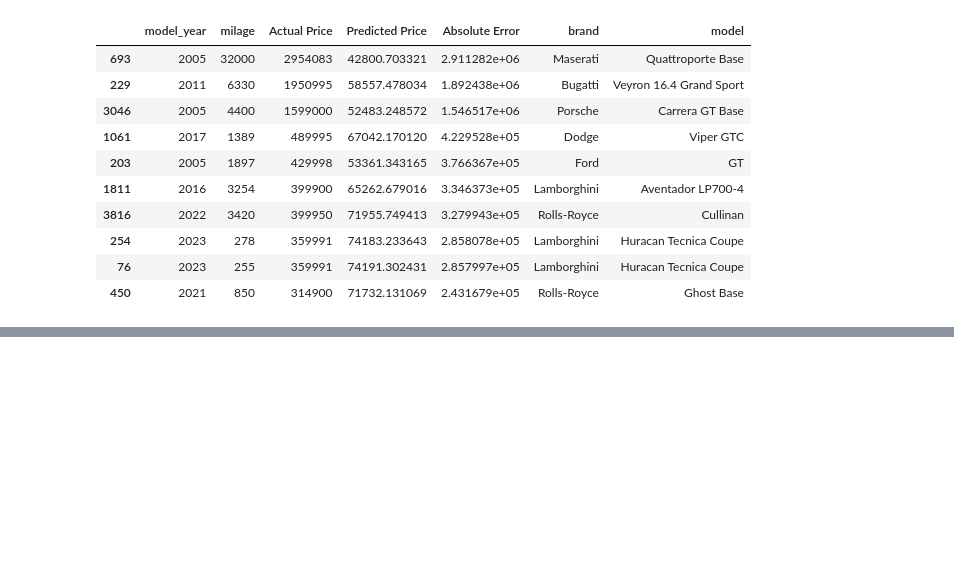
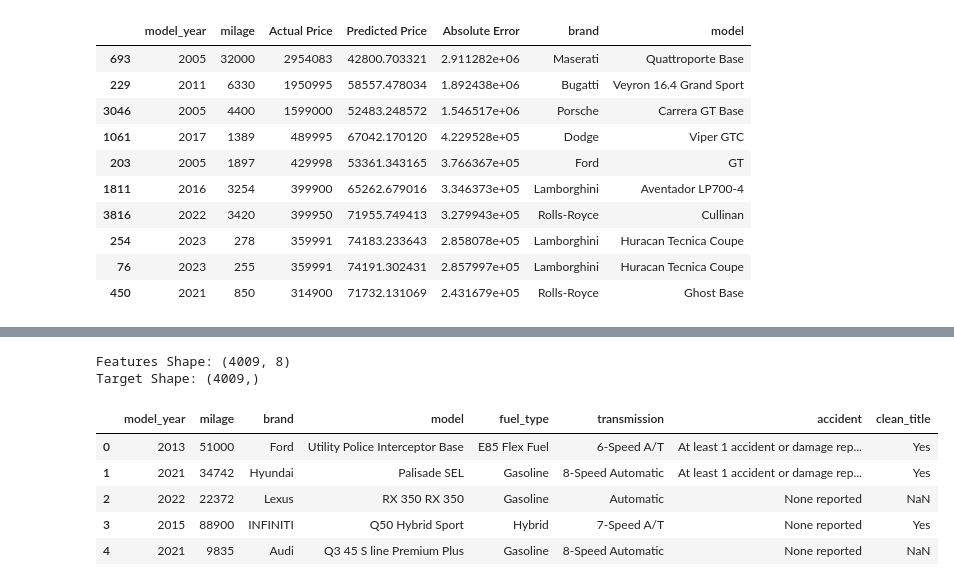
Before and after one commit to Ghostcline/-used-car-price-prediction, a Jupyter notebook: notebooks/01_used_car_prediction.ipynb, the cells around one changed output, grey strips where cells are left out. Cells and saved outputs as stored; diff of their text form; code cells hidden in the pictures; blank space fills up the shorter version.

```diff
--- a/notebooks/01_used_car_prediction.ipynb
+++ b/notebooks/01_used_car_prediction.ipynb
@@ -683,0 +699,28 @@ worst_predictions
+# %%
+selected_features = [
+    "model_year",
+    "milage",
+    "brand",
+    "model",
+    "fuel_type",
+    "transmission",
+    "accident",
+    "clean_title"
+]
+
+X_full = df[selected_features].copy()
+y_full = df["price"].copy()
+
+print("Features Shape:", X_full.shape)
+print("Target Shape:", y_full.shape)
+
+X_full.head()
+# %% [output]
+Features Shape: (4009, 8)
+Target Shape: (4009,)
+|  | model_year | milage | brand | model | fuel_type | transmission | accident | clean_title |
+| 0 | 2013 | 51000 | Ford | Utility Police Interceptor Base | E85 Flex Fuel | 6-Speed A/T | At least 1 accident or damage rep... | Yes |
+| 1 | 2021 | 34742 | Hyundai | Palisade SEL | Gasoline | 8-Speed Automatic | At least 1 accident or damage rep... | Yes |
+| 2 | 2022 | 22372 | Lexus | RX 350 RX 350 | Gasoline | Automatic | None reported | NaN |
+| 3 | 2015 | 88900 | INFINITI | Q50 Hybrid Sport | Hybrid | 7-Speed A/T | None reported | Yes |
+| 4 | 2021 | 9835 | Audi | Q3 45 S line Premium Plus | Gasoline | 8-Speed Automatic | None reported | NaN |
```
Also changed, not shown: parts of 38 cells of this notebook, 1 other file.
